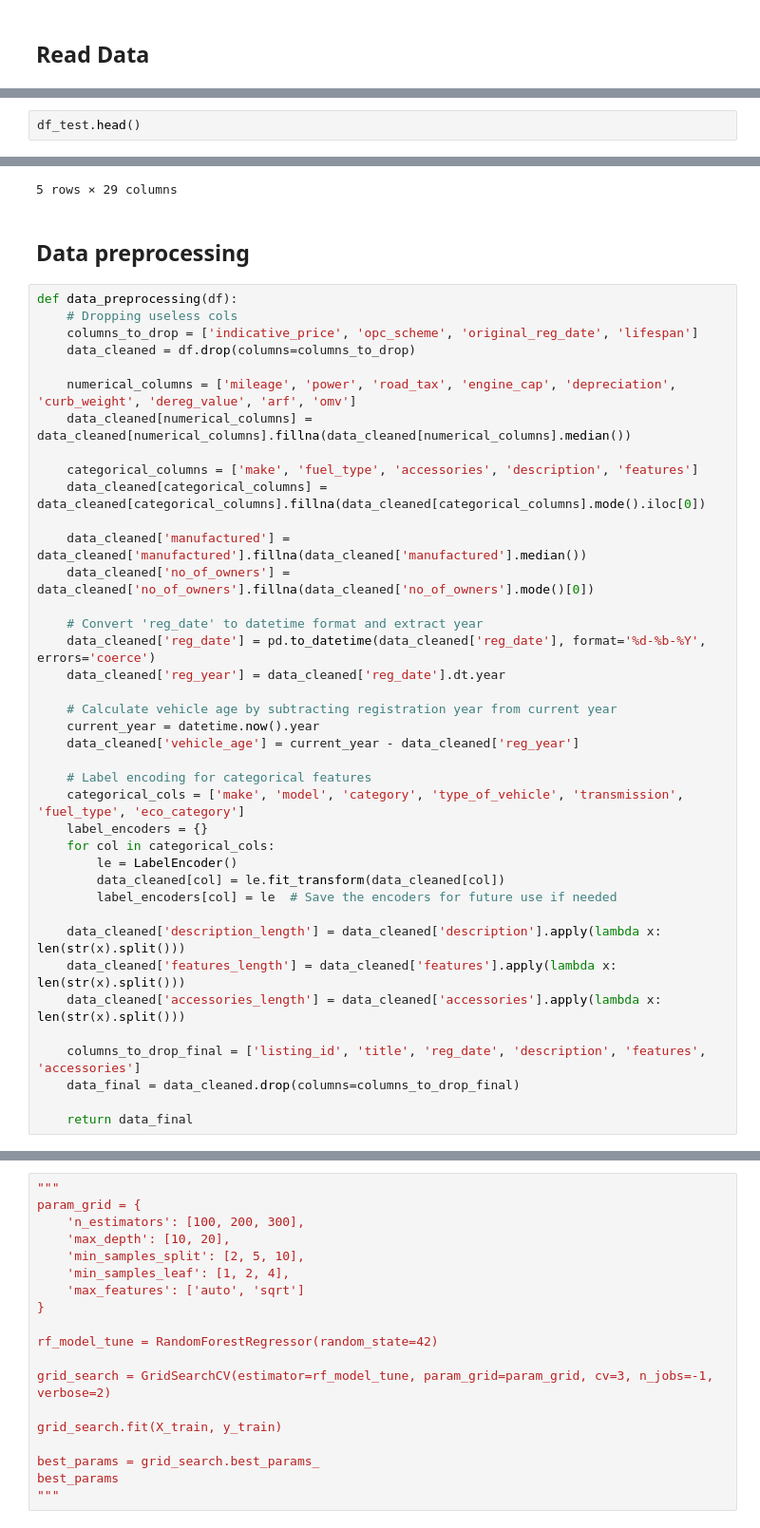
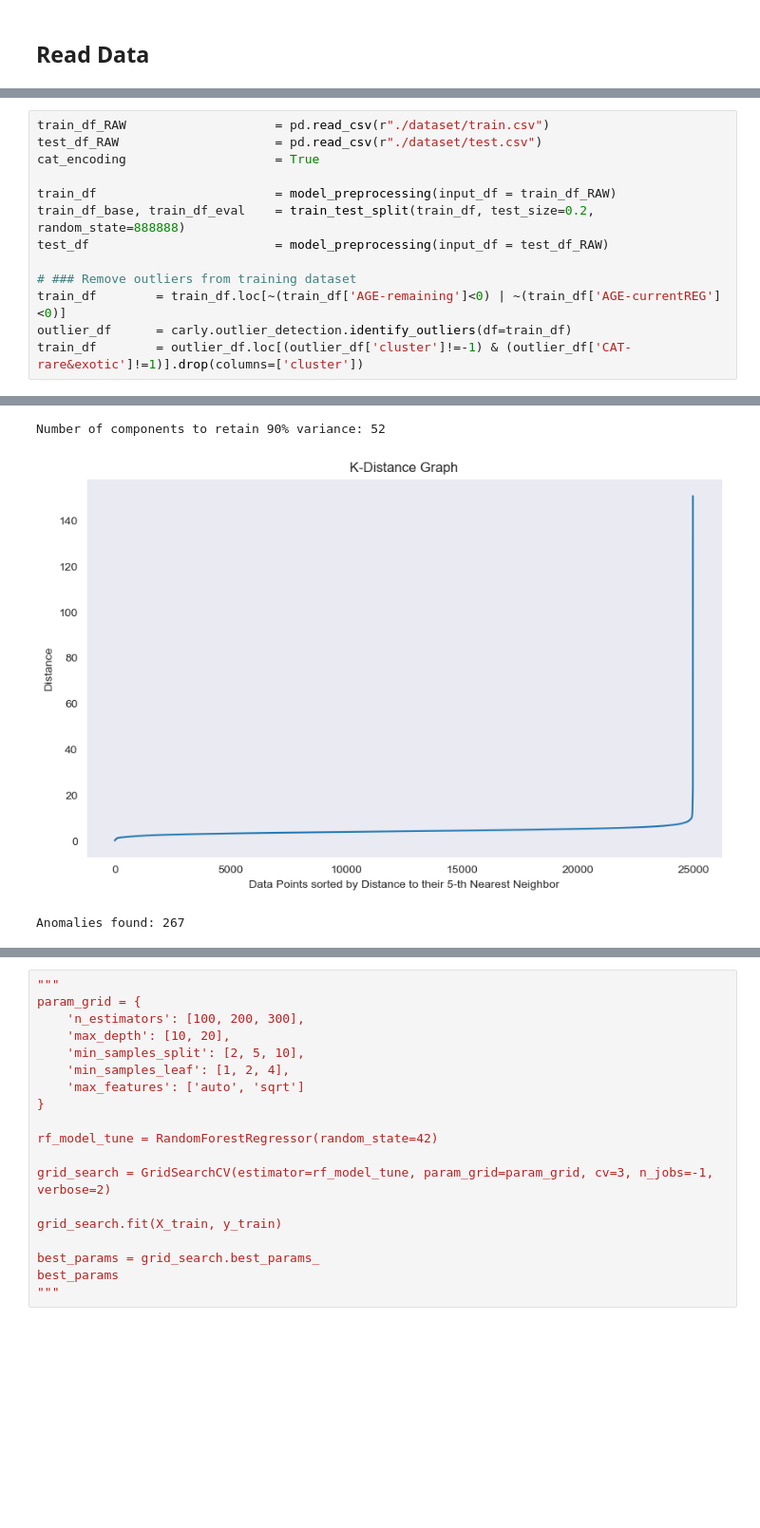
Before and after one commit to Hjyheart/CS5228-Kaggle-Project, a Jupyter notebook: random_forest_linear_regression_and_evaluation.ipynb, the cells around one changed output, grey strips where cells are left out. Shown at 95% size. Cells and saved outputs as stored; diff of their text form; blank space fills up the shorter version.

```diff
--- a/random_forest_linear_regression_and_evaluation.ipynb
+++ b/random_forest_linear_regression_and_evaluation.ipynb
@@ -30,3 +72,14 @@ df_raw.head()
 # %%
-df_test.head()
+train_df_RAW                    = pd.read_csv(r"./dataset/train.csv")
+test_df_RAW                     = pd.read_csv(r"./dataset/test.csv")
+cat_encoding                    = True
+
+train_df                        = model_preprocessing(input_df = train_df_RAW)
+train_df_base, train_df_eval    = train_test_split(train_df, test_size=0.2, random_state=888888)
+test_df                         = model_preprocessing(input_df = test_df_RAW)
+
+# ### Remove outliers from training dataset
+train_df        = train_df.loc[~(train_df['AGE-remaining']<0) | ~(train_df['AGE-currentREG']<0)]
+outlier_df      = carly.outlier_detection.identify_outliers(df=train_df)
+train_df        = outlier_df.loc[(outlier_df['cluster']!=-1) & (outlier_df['CAT-rare&exotic']!=1)].drop(columns=['cluster'])
 # %% [output]
@@ -39,42 +86,3 @@ df_test.head()
-5 rows × 29 columns
+Number of components to retain 90% variance: 52
+[figure, added]
+Anomalies found: 267
-# %% [markdown]
-## Data preprocessing
-# %%
-def data_preprocessing(df):
-    # Dropping useless cols
-    columns_to_drop = ['indicative_price', 'opc_scheme', 'original_reg_date', 'lifespan']
-    data_cleaned = df.drop(columns=columns_to_drop)
-
-    numerical_columns = ['mileage', 'power', 'road_tax', 'engine_cap', 'depreciation', 'curb_weight', 'dereg_value', 'arf', 'omv']
-    data_cleaned[numerical_columns] = data_cleaned[numerical_columns].fillna(data_cleaned[numerical_columns].median())
-
-    categorical_columns = ['make', 'fuel_type', 'accessories', 'description', 'features']
-    data_cleaned[categorical_columns] = data_cleaned[categorical_columns].fillna(data_cleaned[categorical_columns].mode().iloc[0])
-
-    data_cleaned['manufactured'] = data_cleaned['manufactured'].fillna(data_cleaned['manufactured'].median())
-    data_cleaned['no_of_owners'] = data_cleaned['no_of_owners'].fillna(data_cleaned['no_of_owners'].mode()[0])
-
-    # Convert 'reg_date' to datetime format and extract year
-    data_cleaned['reg_date'] = pd.to_datetime(data_cleaned['reg_date'], format='%d-%b-%Y', errors='coerce')
-    data_cleaned['reg_year'] = data_cleaned['reg_date'].dt.year
-
-    # Calculate vehicle age by subtracting registration year from current year
-    current_year = datetime.now().year
-    data_cleaned['vehicle_age'] = current_year - data_cleaned['reg_year']
-
-    # Label encoding for categorical features
-    categorical_cols = ['make', 'model', 'category', 'type_of_vehicle', 'transmission', 'fuel_type', 'eco_category']
-    label_encoders = {}
-    for col in categorical_cols:
-        le = LabelEncoder()
-        data_cleaned[col] = le.fit_transform(data_cleaned[col])
-        label_encoders[col] = le  # Save the encoders for future use if needed
-
-    data_cleaned['description_length'] = data_cleaned['description'].apply(lambda x: len(str(x).split()))
-    data_cleaned['features_length'] = data_cleaned['features'].apply(lambda x: len(str(x).split()))
-    data_cleaned['accessories_length'] = data_cleaned['accessories'].apply(lambda x: len(str(x).split()))
-
-    columns_to_drop_final = ['listing_id', 'title', 'reg_date', 'description', 'features', 'accessories']
-    data_final = data_cleaned.drop(columns=columns_to_drop_final)
-
-    return data_final
```
Also changed, not shown: parts of 22 cells of this notebook, 1 other file.
